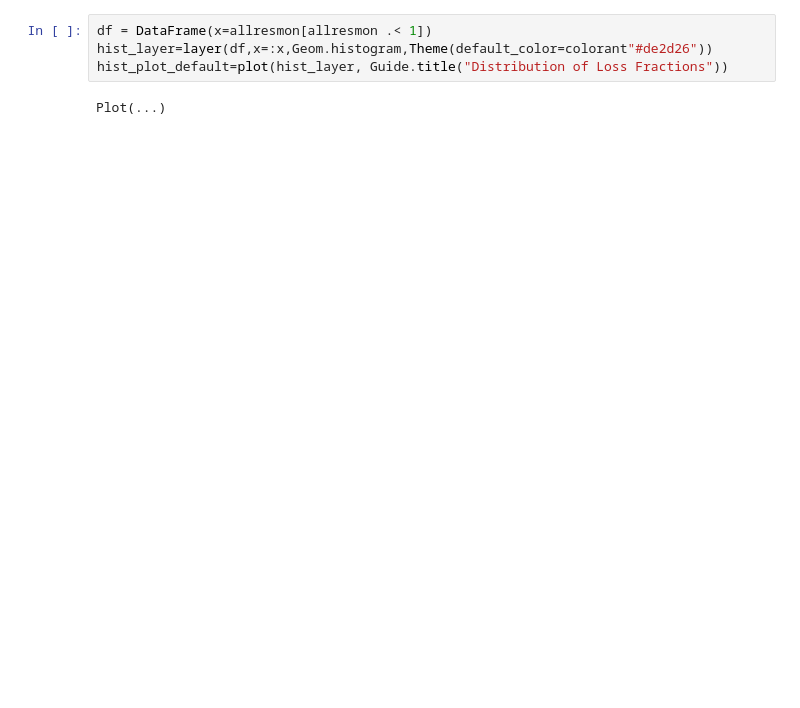
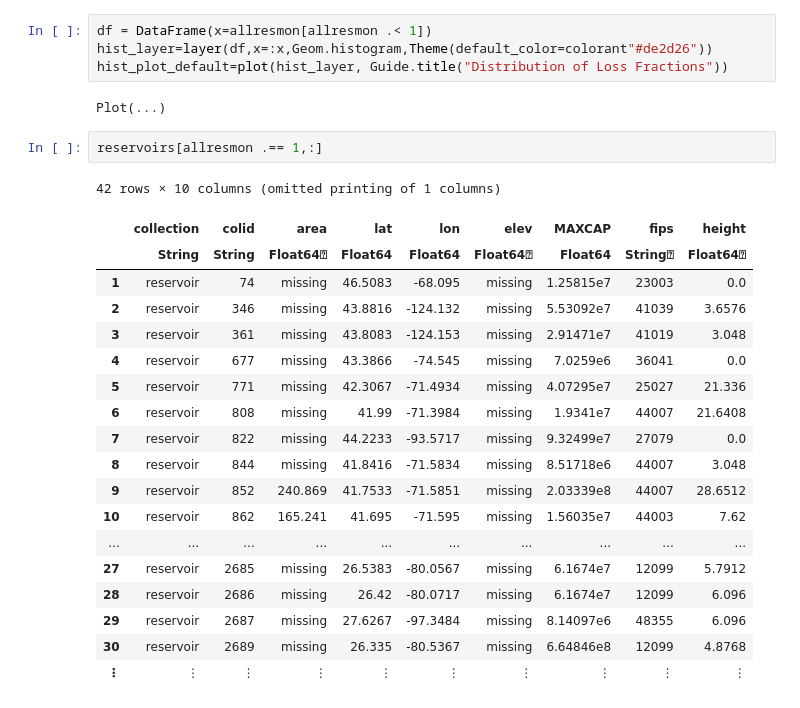
Before and after one commit to AmericasWater/awash, a Jupyter notebook: docs/Reservoir.ipynb, the cells around one changed output. Cells and saved outputs as stored; diff of their text form; blank space fills up the shorter version.

```diff
--- a/docs/Reservoir.ipynb
+++ b/docs/Reservoir.ipynb
@@ -396,3 +381,25 @@ hist_layer=layer(df,x=:x,Geom.histogram,Theme(default_color=colorant"#de2d26"))
 hist_plot_default=plot(hist_layer, Guide.title("Distribution of Loss Fractions"))
 # %% [output]
 Plot(...)
+# %%
+reservoirs[allresmon .== 1,:]
+# %% [output]
+42 rows × 10 columns (omitted printing of 1 columns)
+|  | collection | colid | area | lat | lon | elev | MAXCAP | fips | height |
+|  | String | String | Float64⍰ | Float64 | Float64 | Float64⍰ | Float64 | String⍰ | Float64⍰ |
+| 1 | reservoir | 74 | missing | 46.5083 | -68.095 | missing | 1.25815e7 | 23003 | 0.0 |
+| 2 | reservoir | 346 | missing | 43.8816 | -124.132 | missing | 5.53092e7 | 41039 | 3.6576 |
+| 3 | reservoir | 361 | missing | 43.8083 | -124.153 | missing | 2.91471e7 | 41019 | 3.048 |
+| 4 | reservoir | 677 | missing | 43.3866 | -74.545 | missing | 7.0259e6 | 36041 | 0.0 |
+| 5 | reservoir | 771 | missing | 42.3067 | -71.4934 | missing | 4.07295e7 | 25027 | 21.336 |
+| 6 | reservoir | 808 | missing | 41.99 | -71.3984 | missing | 1.9341e7 | 44007 | 21.6408 |
+| 7 | reservoir | 822 | missing | 44.2233 | -93.5717 | missing | 9.32499e7 | 27079 | 0.0 |
+| 8 | reservoir | 844 | missing | 41.8416 | -71.5834 | missing | 8.51718e6 | 44007 | 3.048 |
+| 9 | reservoir | 852 | 240.869 | 41.7533 | -71.5851 | missing | 2.03339e8 | 44007 | 28.6512 |
+| 10 | reservoir | 862 | 165.241 | 41.695 | -71.595 | missing | 1.56035e7 | 44003 | 7.62 |
+| ... | ... | ... | ... | ... | ... | ... | ... | ... | ... |
+| 27 | reservoir | 2685 | missing | 26.5383 | -80.0567 | missing | 6.1674e7 | 12099 | 5.7912 |
+| 28 | reservoir | 2686 | missing | 26.42 | -80.0717 | missing | 6.1674e7 | 12099 | 6.096 |
+| 29 | reservoir | 2687 | missing | 27.6267 | -97.3484 | missing | 8.14097e6 | 48355 | 6.096 |
+| 30 | reservoir | 2689 | missing | 26.335 | -80.5367 | missing | 6.64846e8 | 12099 | 4.8768 |
+| ⋮ | ⋮ | ⋮ | ⋮ | ⋮ | ⋮ | ⋮ | ⋮ | ⋮ | ⋮ |
```
Also changed, not shown: parts of 2 cells of this notebook, 5 other files.
